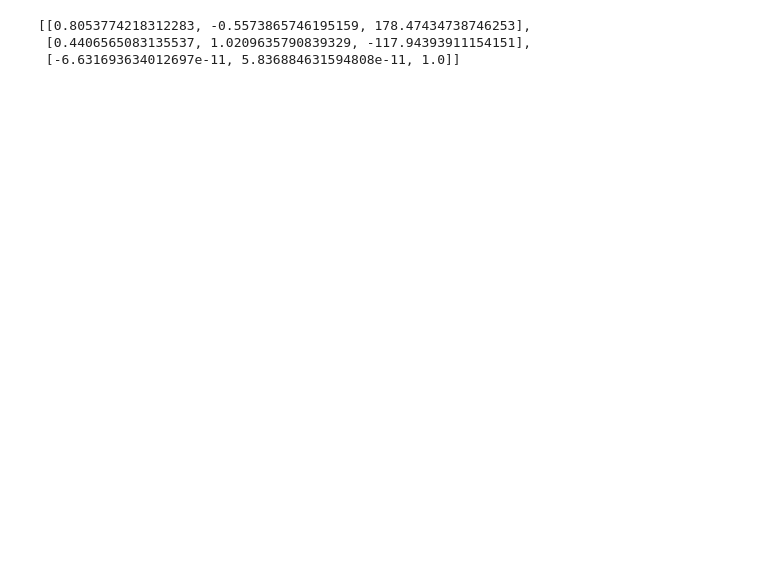
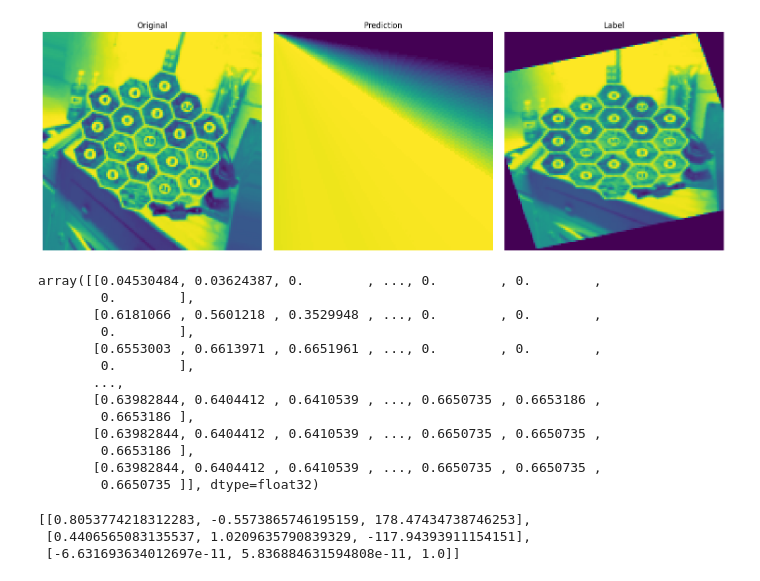
Before and after one commit to vdakov/cv-board-game-detection, a Jupyter notebook: main.ipynb, the cells around one changed output. Drawn from its saved outputs; the diff is of its cells as text; code cells hidden in the pictures; blank space fills up the shorter version.

```diff
--- a/main.ipynb
+++ b/main.ipynb
@@ -150,3 +67,22 @@ plt.show()
+# %%
+image, label = dataset.__getitem__(np.random.randint(0, dataset.__len__()))
+
+show_perspective_corrected_board(model, image, label)
+# %% [output]
+[figure, added]
+array([[0.04530484, 0.03624387, 0.        , ..., 0.        , 0.        ,
+        0.        ],
+       [0.6181066 , 0.5601218 , 0.3529948 , ..., 0.        , 0.        ,
+        0.        ],
+       [0.6553003 , 0.6613971 , 0.6651961 , ..., 0.        , 0.        ,
+        0.        ],
+       ...,
+       [0.63982844, 0.6404412 , 0.6410539 , ..., 0.6650735 , 0.6653186 ,
+        0.6653186 ],
+       [0.63982844, 0.6404412 , 0.6410539 , ..., 0.6650735 , 0.6650735 ,
+        0.6653186 ],
+       [0.63982844, 0.6404412 , 0.6410539 , ..., 0.6650735 , 0.6650735 ,
+        0.6650735 ]], dtype=float32)
 # %%
 # %% [output]
 [[0.8053774218312283, -0.5573865746195159, 178.47434738746253],
```
Also changed, not shown: parts of 6 cells of this notebook, 5 other files.
